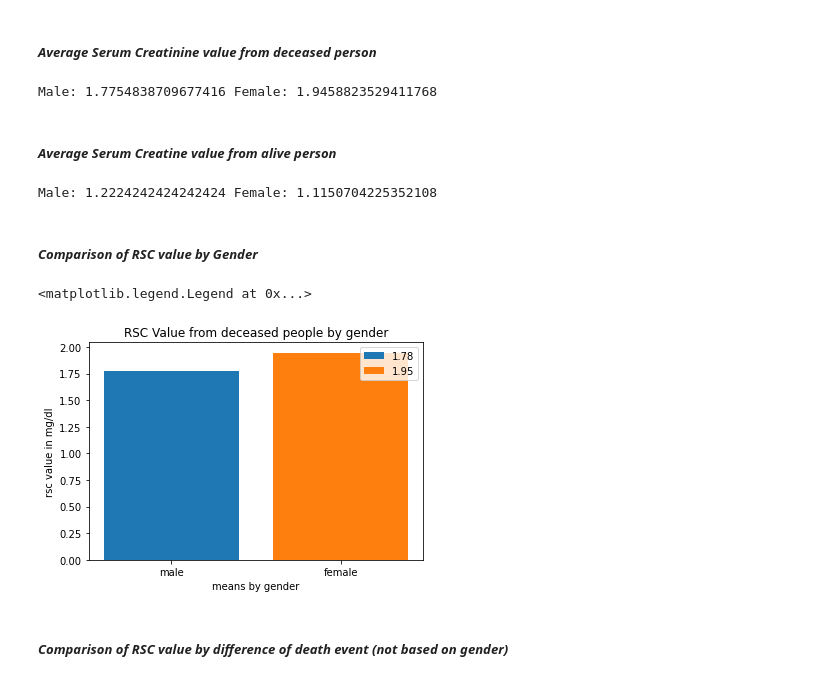
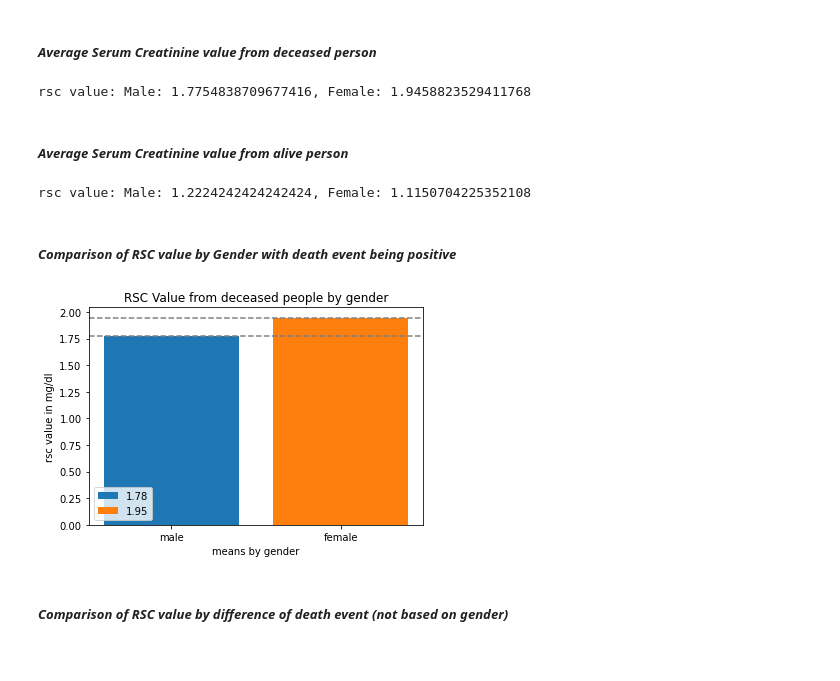
Before and after one commit to ostweg/Heartfailure, a Jupyter notebook: Untitled.ipynb, the cells around one changed output. Cells and saved outputs as stored; diff of their text form; code cells hidden in the pictures.

```diff
--- a/Untitled.ipynb
+++ b/Untitled.ipynb
@@ -38,40 +39,45 @@ def calculateAverageRscValue(deathEvent):
 rscValueFromDeceasedPersonMale = calculateAverageRscValueGenderBased(1,male)
 rscValueFromDeceasedPersonFemale = calculateAverageRscValueGenderBased(1,female)
 
-print("Male: "+str(rscValueFromDeceasedPersonMale)+" Female: "+str(rscValueFromDeceasedPersonFemale))
+print("rsc value: "+"Male: "+str(rscValueFromDeceasedPersonMale)+", Female: "+str(rscValueFromDeceasedPersonFemale))
 # %% [output]
-Male: 1.7754838709677416 Female: 1.9458823529411768
+rsc value: Male: 1.7754838709677416, Female: 1.9458823529411768
 # %% [markdown]
-##### *Average Serum Creatine value from alive person*
+##### *Average Serum Creatinine value from alive person*
 # %%
 rscValueFromAlivePersonMale = calculateAverageRscValueGenderBased(0,male)
 rscValueFromAlivePersonFemale = calculateAverageRscValueGenderBased(0,female)
 
-print("Male: "+str(rscValueFromAlivePersonMale)+" Female: "+str(rscValueFromAlivePersonFemale))
+print("rsc value: "+"Male: "+str(rscValueFromAlivePersonMale)+", Female: "+str(rscValueFromAlivePersonFemale))
 # %% [output]
-Male: 1.2224242424242424 Female: 1.1150704225352108
+rsc value: Male: 1.2224242424242424, Female: 1.1150704225352108
 # %% [markdown]
-##### *Comparison of RSC value by Gender*
+##### *Comparison of RSC value by Gender with death event being positive*
 # %%
 deathEventDataSet = data.loc[data.DEATH_EVENT == 1]
 dataset = deathEventDataSet.groupby('sex')['serum_creatinine'].mean()
 
 subjects = ['male','female']
 male_means = dataset.T[1]
 female_means = dataset.T[0]
 
+color = (.5,.5,.5)
+lineStyle = '--'
+
 ypos = np.arange(len(subjects))
 
 plt.title('RSC Value from deceased people by gender')
 plt.xlabel('means by gender')
 plt.ylabel('rsc value in mg/dl')
+plt.axhline(male_means,c=color,ls=lineStyle)
+plt.axhline(female_means,c=color,ls=lineStyle)
 plt.xticks(ypos,subjects)
 plt.bar(ypos[0],male_means,label="%.2f"%male_means)
 plt.bar(ypos[1],female_means,label="%.2f"%female_means)
 plt.legend()
+plt.show()
 # %% [output]
-<matplotlib.legend.Legend at 0x...>
-[figure, old version]
+[figure, new version]
 # %% [markdown]
 ##### *Comparison of RSC value by difference of death event (not based on gender)*
 # %%
```
Also changed, not shown: parts of 13 cells of this notebook.
